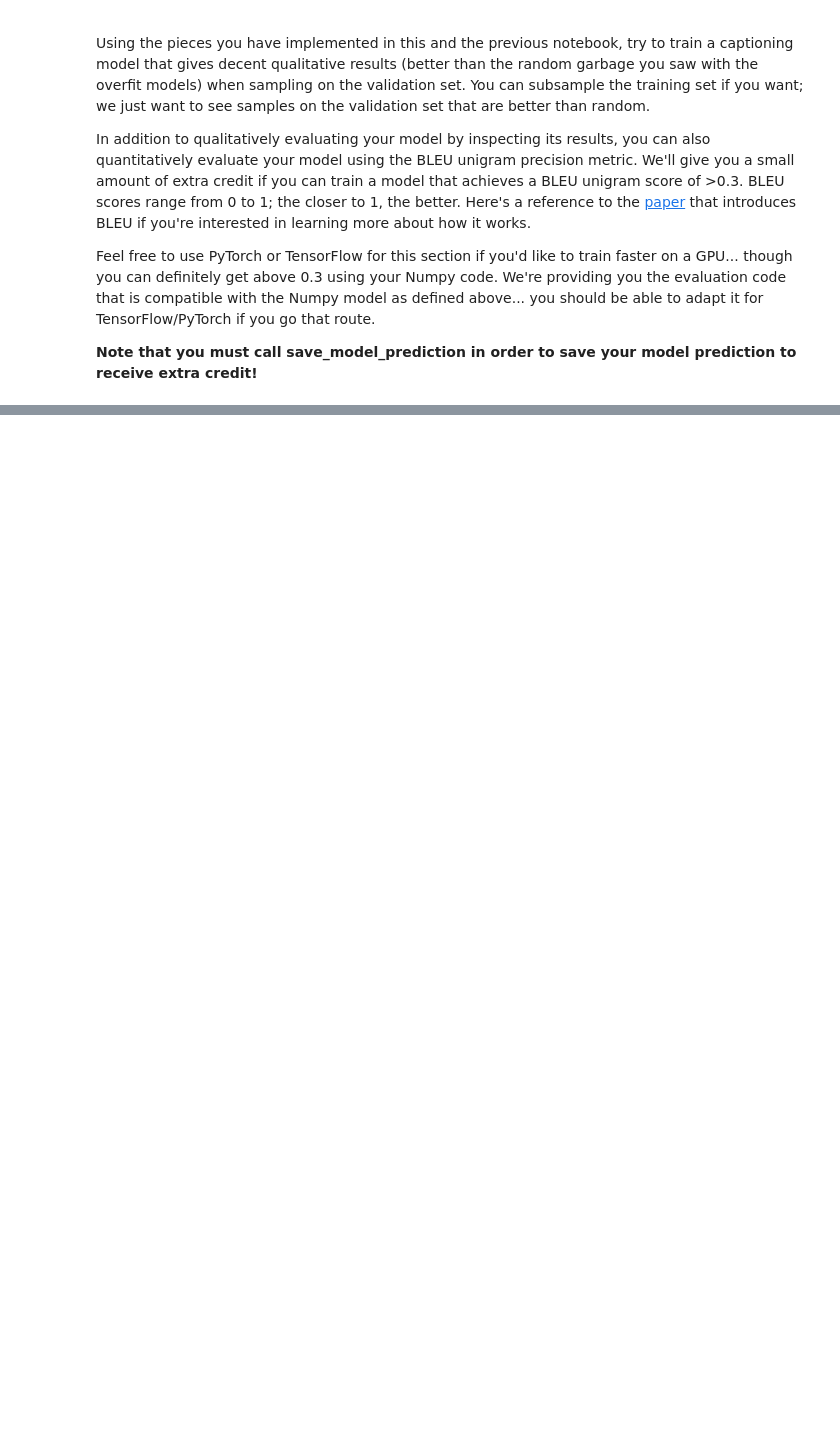
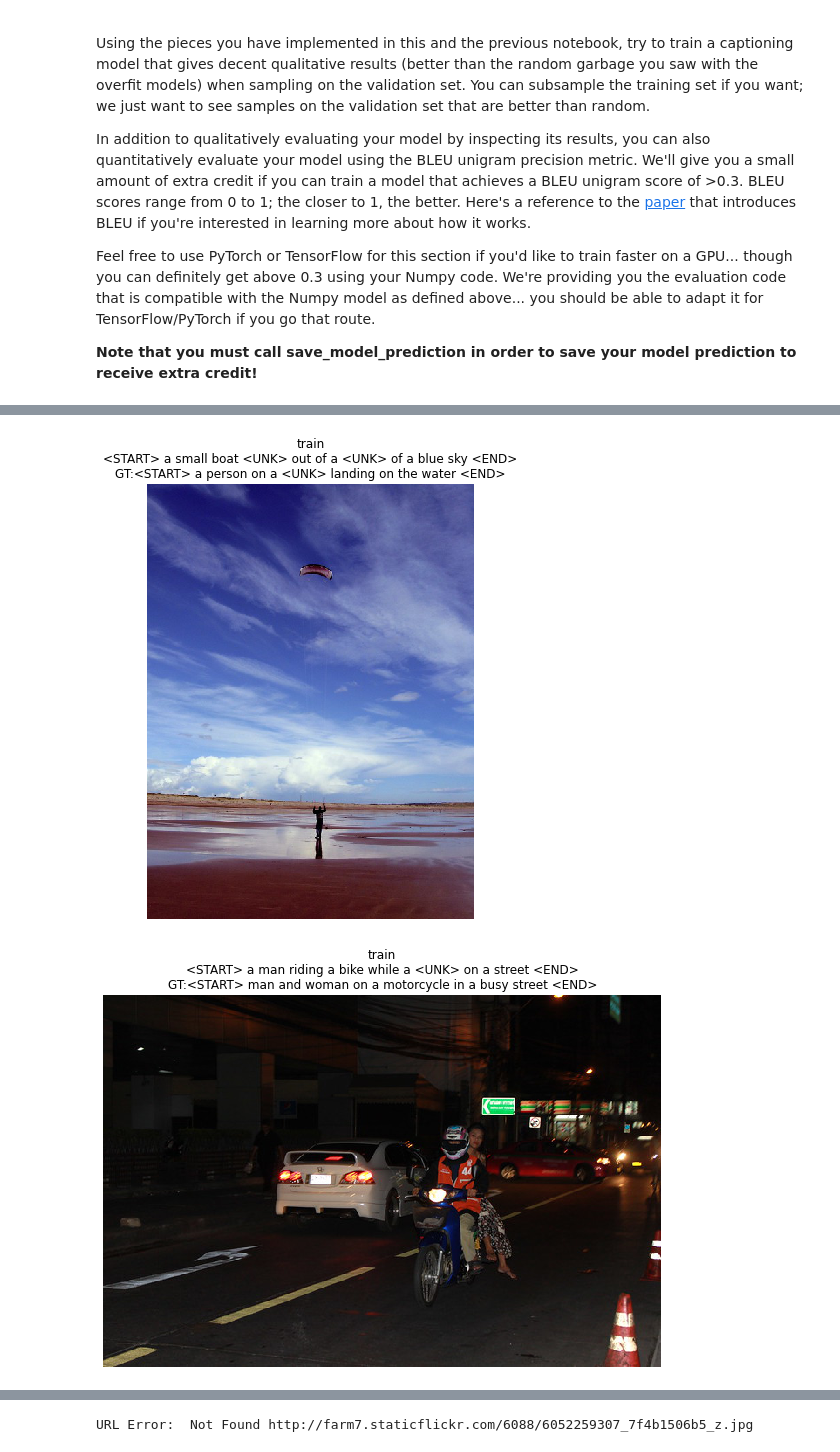
Before and after one commit to axelbr/berkeley-cs182-deep-neural-networks, a Jupyter notebook: hw2/LSTM_Captioning.ipynb, the cells around one changed output, grey strips where cells are left out. Cells and saved outputs as stored; diff of their text form; code cells hidden in the pictures; blank space fills up the shorter version.

Commit message:
finished lstm part

```diff
--- a/hw2/LSTM_Captioning.ipynb
+++ b/hw2/LSTM_Captioning.ipynb
@@ -394,3 +420,56 @@ def save_model_prediction(model):
 
     with open('captioning_extra_credit.pkl', 'wb') as fout:
         pickle.dump(save_data, fout)
+# %%
+def predict(model):
+    for split in ['train', 'val']:
+        minibatch = sample_coco_minibatch(small_data, split=split, batch_size=3)
+        gt_captions, features, urls = minibatch
+        gt_captions = decode_captions(gt_captions, data['idx_to_word'])
+
+        sample_captions = model.sample(features)
+        sample_captions = decode_captions(sample_captions, data['idx_to_word'])
+
+        for gt_caption, sample_caption, url in zip(gt_captions, sample_captions, urls):
+            image = image_from_url(url)
+            if image is None:
+                continue
+            plt.imshow(image_from_url(url))
+            plt.title('%s\n%s\nGT:%s' % (split, sample_caption, gt_caption))
+            plt.axis('off')
+            plt.show()
+
+data = load_coco_data(max_train=6000)
+
+model = CaptioningRNN(
+          cell_type='lstm',
+          word_to_idx=data['word_to_idx'],
+          input_dim=data['train_features'].shape[1],
+          hidden_dim=512,
+          wordvec_dim=256,
+          dtype=np.float32,
+        )
+
+solver = CaptioningSolver(model, data,
+           update_rule='adam',
+           num_epochs=10,
+           batch_size=128,
+           optim_config={
+             'learning_rate': 5e-3,
+           },
+           lr_decay=0.995,
+           verbose=True, print_every=10,
+         )
+
+solver.train(validate_every=100, validation_fn=evaluate_model)
+
+predict(model)
+
+save_model_prediction(model)
+# Plot the training losses
+plt.plot(solver.loss_history)
+plt.xlabel('Iteration')
+plt.ylabel('Loss')
+plt.title('Training loss history')
+plt.show()
+# %% [output]
@@ -396,0 +493,2 @@ def save_model_prediction(model):
+[figure, added]
+[figure, added]
@@ -396,0 +497 @@ def save_model_prediction(model):
+URL Error:  Not Found http://farm7.staticflickr.com/6088/6052259307_7f4b1506b5_z.jpg
```
Also changed, not shown: parts of 6 cells of this notebook, 3 other files.
